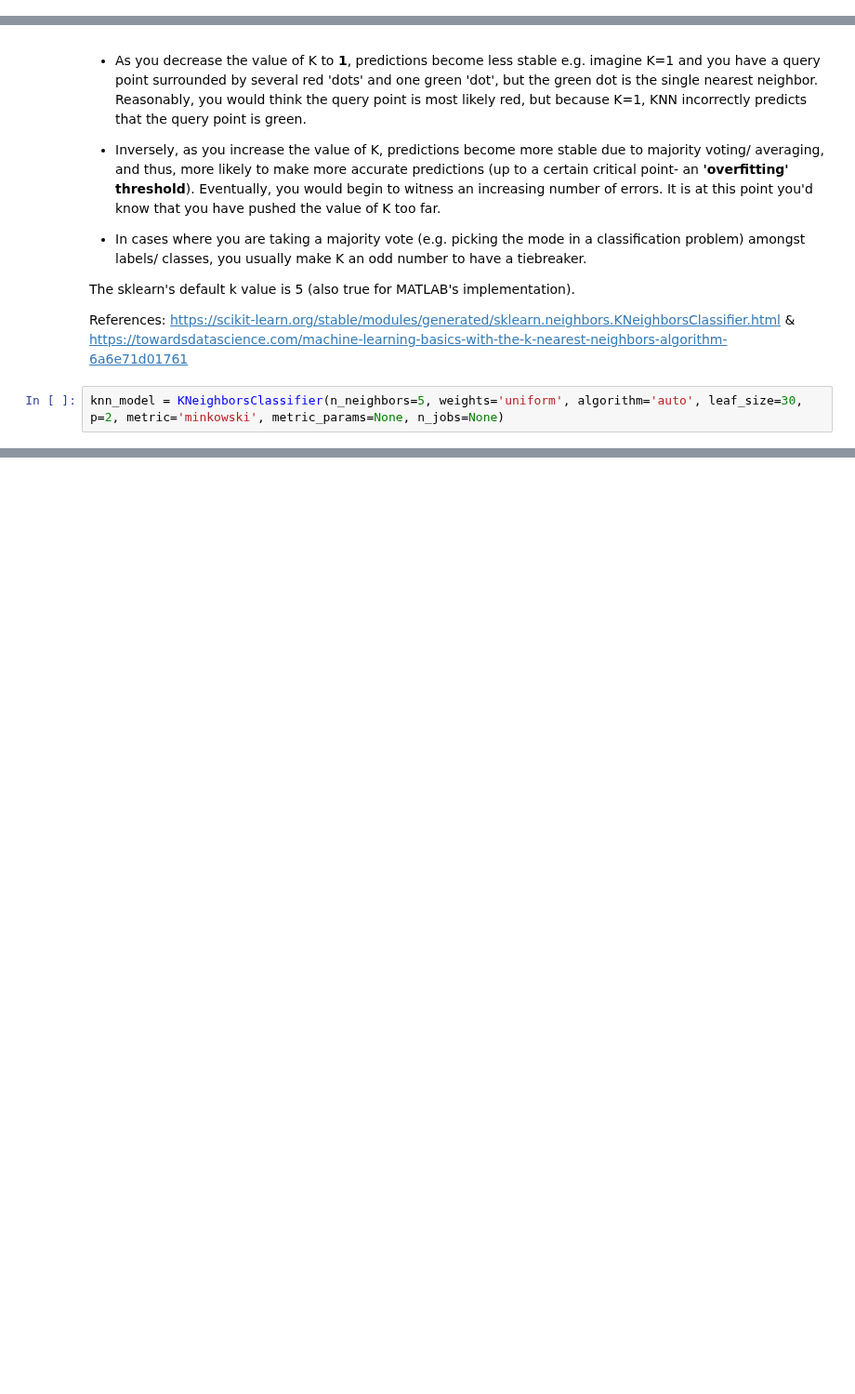
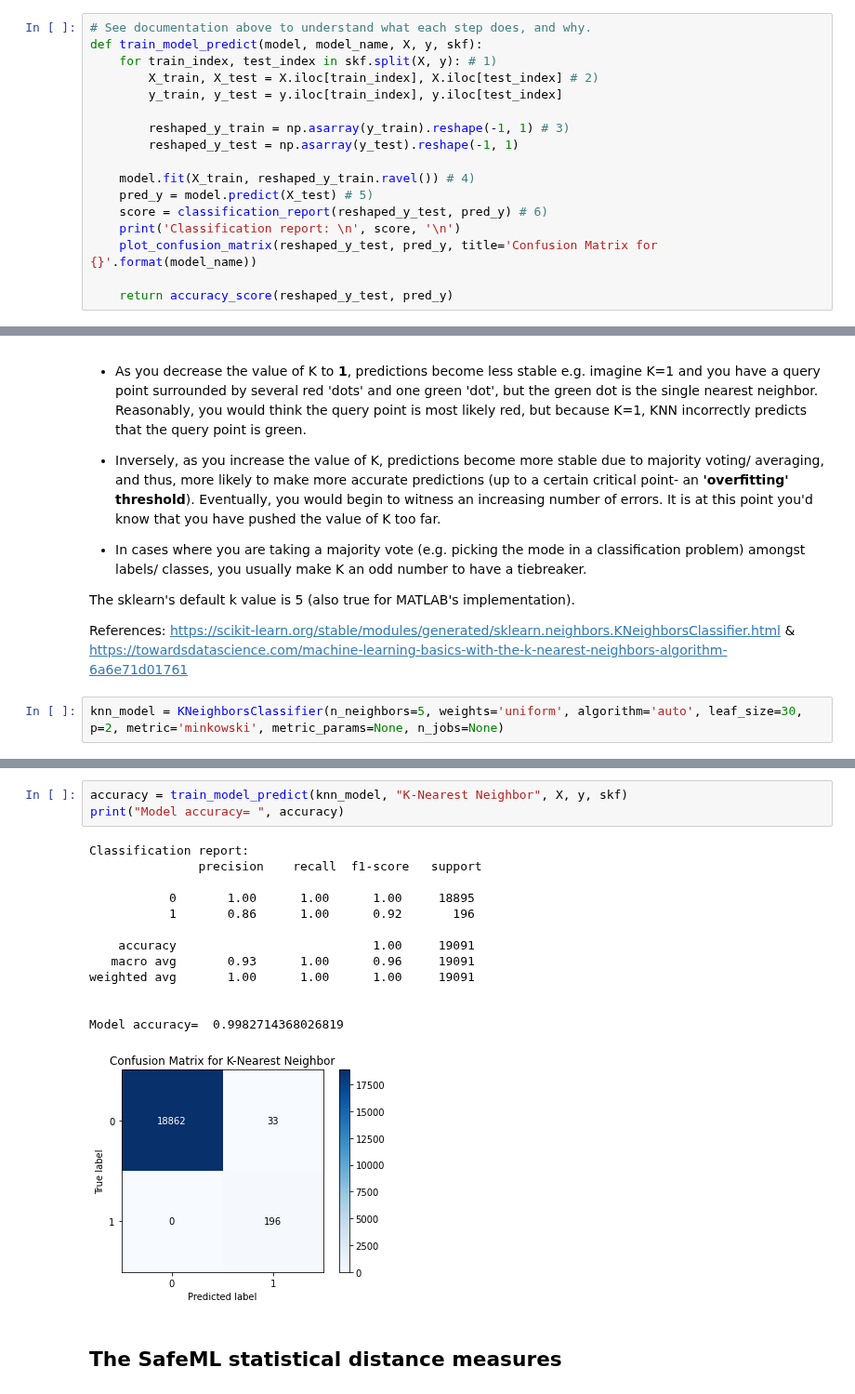
Before and after one commit to ISorokos/SafeML, a Jupyter notebook: Implementation_in_Python/CICIDS2017_Security_Data/Security_CICIDS2017_v1.ipynb, the cells around one changed output, grey strips where cells are left out. Shown at 93% size. Cells and saved outputs as stored; diff of their text form; blank space fills up the shorter version.

Commit message:
Add code for training model and prediction metrics (KNN classifier). Outputs classification report, confusion matrix, and model accuracy. Up next => SafeML statistical distance measures code.

```diff
--- a/Implementation_in_Python/CICIDS2017_Security_Data/Security_CICIDS2017_v1.ipynb
+++ b/Implementation_in_Python/CICIDS2017_Security_Data/Security_CICIDS2017_v1.ipynb
@@ -53,3 +73,20 @@ def get_PCA_feature_names(num_of_pca_components):
+# %%
+# See documentation above to understand what each step does, and why.
+def train_model_predict(model, model_name, X, y, skf):
+    for train_index, test_index in skf.split(X, y): # 1)
+        X_train, X_test = X.iloc[train_index], X.iloc[test_index] # 2)
+        y_train, y_test = y.iloc[train_index], y.iloc[test_index]
+
+        reshaped_y_train = np.asarray(y_train).reshape(-1, 1) # 3)
+        reshaped_y_test = np.asarray(y_test).reshape(-1, 1)
+
+    model.fit(X_train, reshaped_y_train.ravel()) # 4)
+    pred_y = model.predict(X_test) # 5)
+    score = classification_report(reshaped_y_test, pred_y) # 6)
+    print('Classification report: \n', score, '\n')
+    plot_confusion_matrix(reshaped_y_test, pred_y, title='Confusion Matrix for {}'.format(model_name))
+
+    return accuracy_score(reshaped_y_test, pred_y)
 # %% [markdown]
 ### Useful environment variables
 # %%
@@ -476,0 +520,19 @@ knn_model = KNeighborsClassifier(n_neighbors=5, weights='uniform', algorithm='au
+# %%
+accuracy = train_model_predict(knn_model, "K-Nearest Neighbor", X, y, skf)
+print("Model accuracy= ", accuracy)
+# %% [output]
+Classification report:
+               precision    recall  f1-score   support
+
+           0       1.00      1.00      1.00     18895
+           1       0.86      1.00      0.92       196
+
+    accuracy                           1.00     19091
+   macro avg       0.93      1.00      0.96     19091
+weighted avg       1.00      1.00      1.00     19091
+
+
+Model accuracy=  0.9982714368026819
+[figure, added]
+# %% [markdown]
+## The SafeML statistical distance measures
```
Also changed, not shown: parts of 5 cells of this notebook.
